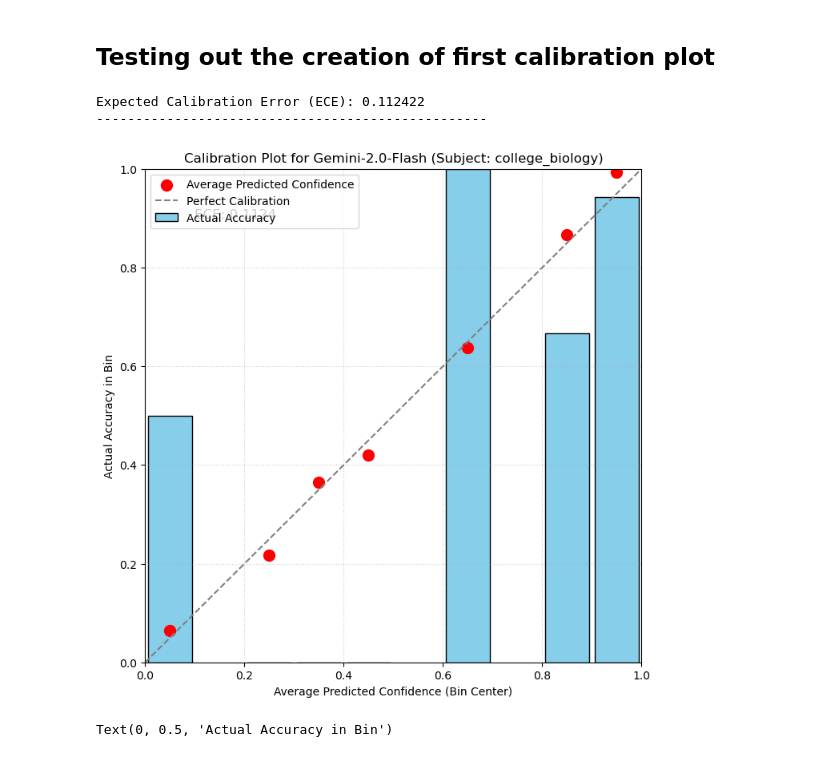
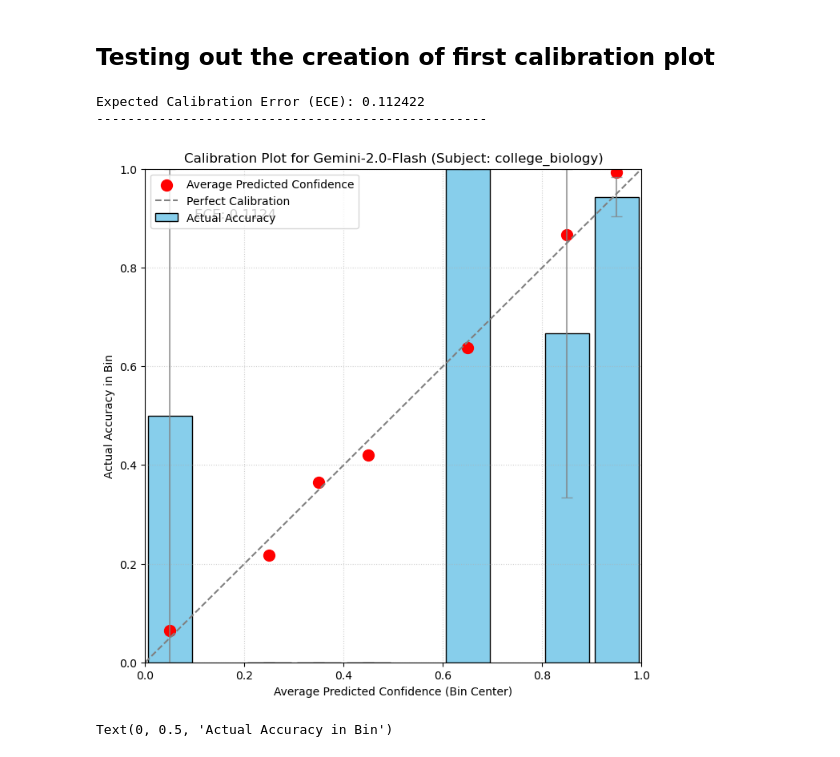
Before and after one commit to cryoTUD/ai4nanobiology, a Jupyter notebook: week_6/1_mcq.ipynb, the cells around one changed output. Saved outputs shown, nothing was run; the diff lists cells and outputs as text; code cells hidden in the pictures.

Commit message:
Add standard error bars

```diff
--- a/week_6/1_mcq.ipynb
+++ b/week_6/1_mcq.ipynb
@@ -255,10 +255,13 @@ calibration_data = results_df.groupby('bin').agg(
     avg_confidence=('chosen_probability', 'mean'),
     # calculate the actual accuracy, using the 'is_correct' boolean in the bin
     avg_accuracy=('is_correct', 'mean'),
+    std_accuracy=('is_correct', 'std'), # standard deviation of accuracy in the bin, useful for error bars in the plot
     # count the samples in the bin
     count=('id', 'count')
 ).reset_index() # reset_index moves the current index (the values of the 'bin' column) out of the index position and converts it back into a standard df column named 'bin'
 
+# compute standard error of accuracy for error bars in the plot
+calibration_data['accuracy_se'] = calibration_data['std_accuracy'] / np.sqrt(calibration_data['count'])
 # replace nan values with 0s
 calibration_data = calibration_data.fillna(0)
 
@@ -302,34 +305,44 @@ ax.bar(
 ax.scatter(
     calibration_data['bin_center'],
     calibration_data['avg_confidence'],
     marker='o',
     color='red',
     s=100,
     label='Average Predicted Confidence'
 )
 
+ax.errorbar(
+    calibration_data['bin_center'],
+    calibration_data['avg_accuracy'],
+    yerr=calibration_data['accuracy_se'],
+    fmt='none',
+    ecolor='gray',
+    alpha=0.7,
+    capsize=5
+)
+
 # plot desired perfect calibration line
 ax.plot([0, 1], [0, 1], linestyle='--', color='gray', label='Perfect Calibration')
 
 # Set labels and title
 ax.set_xlabel('Average Predicted Confidence (Bin Center)')
 ax.set_ylabel('Actual Accuracy in Bin')
 ax.set_title(f'Calibration Plot for Gemini-2.0-Flash (Subject: {dataset_name})')
 ax.set_xlim(0, 1)
 ax.set_ylim(0, 1)
 ax.legend()
 ax.grid(True, linestyle=':', alpha=0.6)
 
 # Add ECE text to the plot
 ax.text(0.1, 0.9, f'ECE: {ece:.4f}', transform=ax.transAxes, fontsize=12,
         bbox=dict(facecolor='white', alpha=0.8, edgecolor='none'))
 
 # Display the plot
 plt.show()
 # %% [output]
 Expected Calibration Error (ECE): 0.112422
 --------------------------------------------------
-[figure, old version]
+[figure, new version]
 # %%
 # Plot reliability curve with just scatter points and a dashed line for perfect calibration
 fig, ax = plt.subplots(figsize=(8, 8))
```
Also changed, not shown: parts of 2 cells of this notebook.
